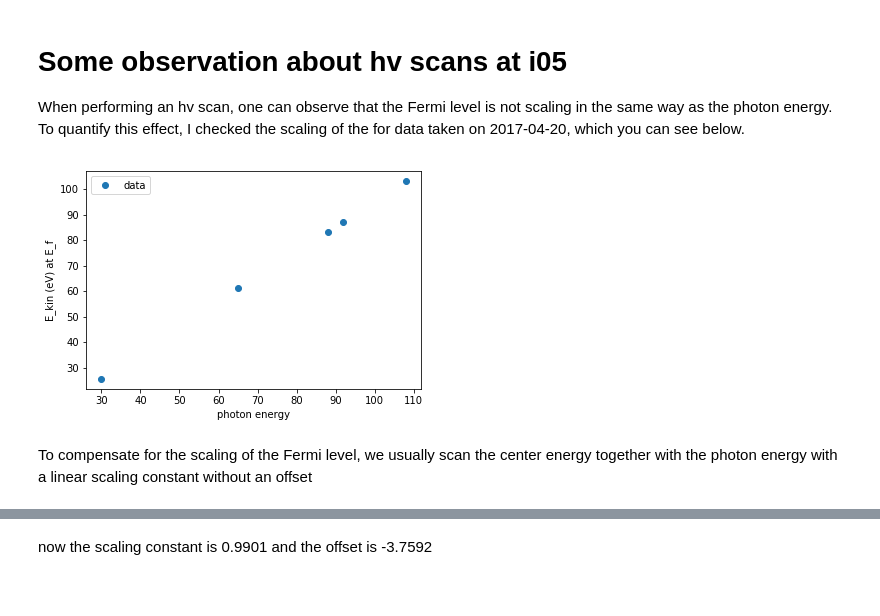
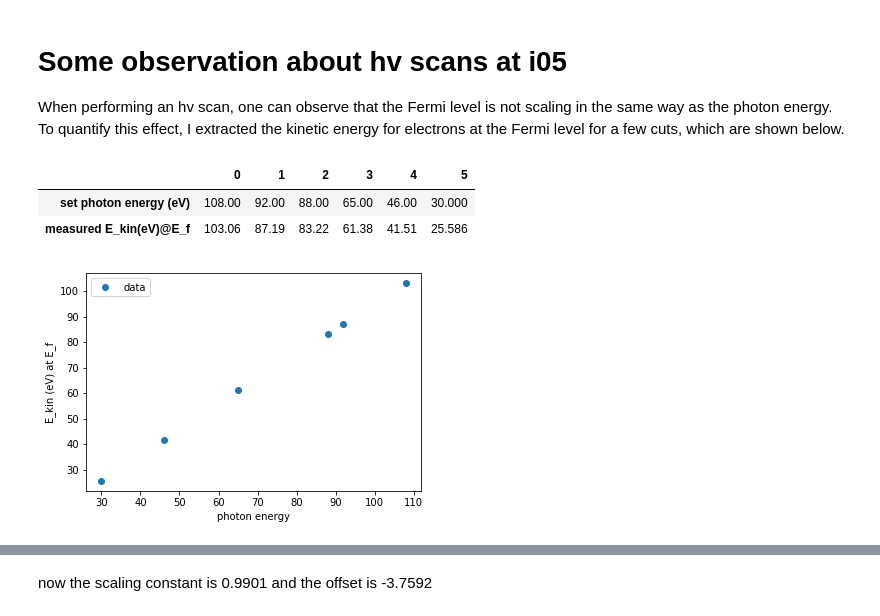
Before and after one commit to nschroet/Niels-jupyter-notebooks, a Jupyter notebook: testing.ipynb, the cells around one changed output, grey strips where cells are left out. Cells and saved outputs as stored; diff of their text form; code cells hidden in the pictures.

```diff
--- a/testing.ipynb
+++ b/testing.ipynb
@@ -1,20 +1,29 @@
 # %% [markdown]
 # Some observation about hv scans at i05
-When performing an hv scan, one can observe that the Fermi level is not scaling in the same way as the photon energy. To quantify this effect, I checked the scaling of the for data taken on 2017-04-20, which you can see below.
+When performing an hv scan, one can observe that the Fermi level is not scaling in the same way as the photon energy. To quantify this effect, I extracted the kinetic energy for electrons at the Fermi level for a few cuts, which are shown below.
 # %%
 %matplotlib inline
 # %%
 import matplotlib
 import numpy as np
+import pandas as pd
 import matplotlib.pyplot as plt
 from scipy.optimize import curve_fit
-photon_energy = np.array([108,92,88,65,30])
-Ekin_at_Ef = np.array([103.06,87.19,83.22,61.38,25.586])
+from IPython.display import HTML, display
+photon_energy = np.array([108,92,88,65,46,30])
+Ekin_at_Ef = np.array([103.06,87.19,83.22,61.38,41.51,25.586])
+table_array=np.stack((photon_energy,Ekin_at_Ef))
+header=['set photon energy (eV)','measured E_kin(eV)@E_f']
+df = pd.DataFrame(table_array, index=header)
+html = df.to_html()
+display(HTML(html))
+
 plt.plot(photon_energy, Ekin_at_Ef,'o', label='data');
 plt.xlabel('photon energy');
 plt.ylabel('E_kin (eV) at E_f');
 plt.legend();
 # %% [output]
+|  | 0 | 1 | 2 | 3 | 4 | 5 |
+| set photon energy (eV) | 108.00 | 92.00 | 88.00 | 65.00 | 46.00 | 30.000 |
+| measured E_kin(eV)@E_f | 103.06 | 87.19 | 83.22 | 61.38 | 41.51 | 25.586 |
-[figure, old version]
+[figure, new version]
-# %% [markdown]
-To compensate for the scaling of the Fermi level, we usually scan the center energy together with the photon energy with a linear scaling constant without an offset
```
Also changed, not shown: parts of 6 cells of this notebook.
